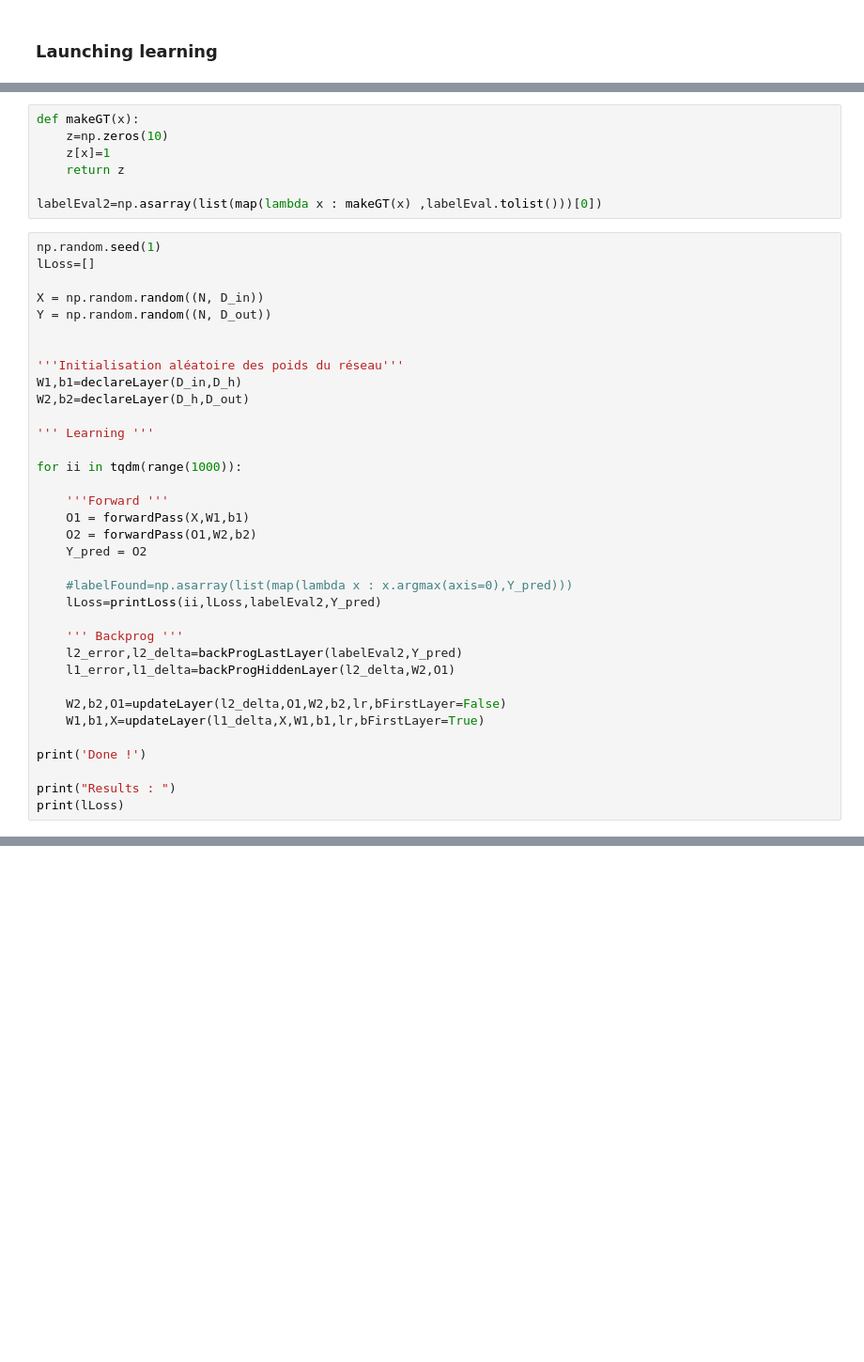
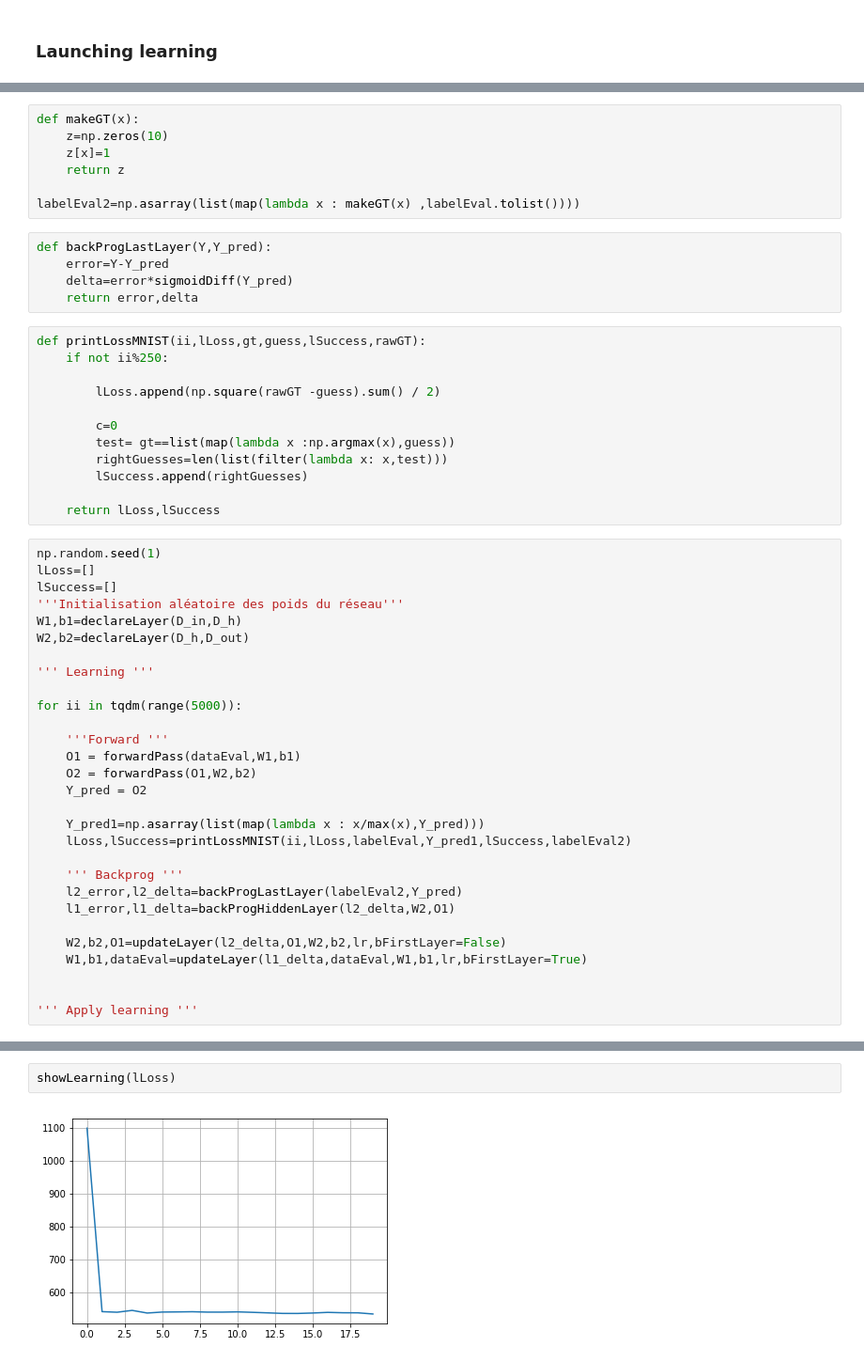
Before and after one commit to FrancoisPgm/apprentissage_auto, a Jupyter notebook: DeepLearning.ipynb, the cells around one changed output, grey strips where cells are left out. Shown at 94% size. Cells and saved outputs as stored; diff of their text form; blank space fills up the shorter version.

Commit message:
MNIST learning start.

```diff
--- a/DeepLearning.ipynb
+++ b/DeepLearning.ipynb
@@ -159,39 +160,50 @@ def makeGT(x):
     z[x]=1
     return z
 
-labelEval2=np.asarray(list(map(lambda x : makeGT(x) ,labelEval.tolist()))[0])
+labelEval2=np.asarray(list(map(lambda x : makeGT(x) ,labelEval.tolist())))
+# %%
+def backProgLastLayer(Y,Y_pred):
+    error=Y-Y_pred
+    delta=error*sigmoidDiff(Y_pred)
+    return error,delta
+# %%
+def printLossMNIST(ii,lLoss,gt,guess,lSuccess,rawGT):
+    if not ii%250:
+
+        lLoss.append(np.square(rawGT -guess).sum() / 2)
+
+        c=0
+        test= gt==list(map(lambda x :np.argmax(x),guess))
+        rightGuesses=len(list(filter(lambda x: x,test)))
+        lSuccess.append(rightGuesses)
+
+    return lLoss,lSuccess
 # %%
 np.random.seed(1)
 lLoss=[]
-
-X = np.random.random((N, D_in))
-Y = np.random.random((N, D_out))
-
-
+lSuccess=[]
 '''Initialisation aléatoire des poids du réseau'''
 W1,b1=declareLayer(D_in,D_h)
 W2,b2=declareLayer(D_h,D_out)
 
 ''' Learning '''
 
-for ii in tqdm(range(1000)):
+for ii in tqdm(range(5000)):
 
     '''Forward '''
-    O1 = forwardPass(X,W1,b1)
+    O1 = forwardPass(dataEval,W1,b1)
     O2 = forwardPass(O1,W2,b2)
     Y_pred = O2
 
-    #labelFound=np.asarray(list(map(lambda x : x.argmax(axis=0),Y_pred)))
-    lLoss=printLoss(ii,lLoss,labelEval2,Y_pred)
+    Y_pred1=np.asarray(list(map(lambda x : x/max(x),Y_pred)))
+    lLoss,lSuccess=printLossMNIST(ii,lLoss,labelEval,Y_pred1,lSuccess,labelEval2)
 
     ''' Backprog '''
     l2_error,l2_delta=backProgLastLayer(labelEval2,Y_pred)
     l1_error,l1_delta=backProgHiddenLayer(l2_delta,W2,O1)
 
     W2,b2,O1=updateLayer(l2_delta,O1,W2,b2,lr,bFirstLayer=False)
-    W1,b1,X=updateLayer(l1_delta,X,W1,b1,lr,bFirstLayer=True)
+    W1,b1,dataEval=updateLayer(l1_delta,dataEval,W1,b1,lr,bFirstLayer=True)
 
-print('Done !')
 
-print("Results : ")
-print(lLoss)
+''' Apply learning '''
@@ -197,0 +212,4 @@ print(lLoss)
+# %%
+showLearning(lLoss)
+# %% [output]
+[figure, added]
```
Also changed, not shown: parts of 12 cells of this notebook.
